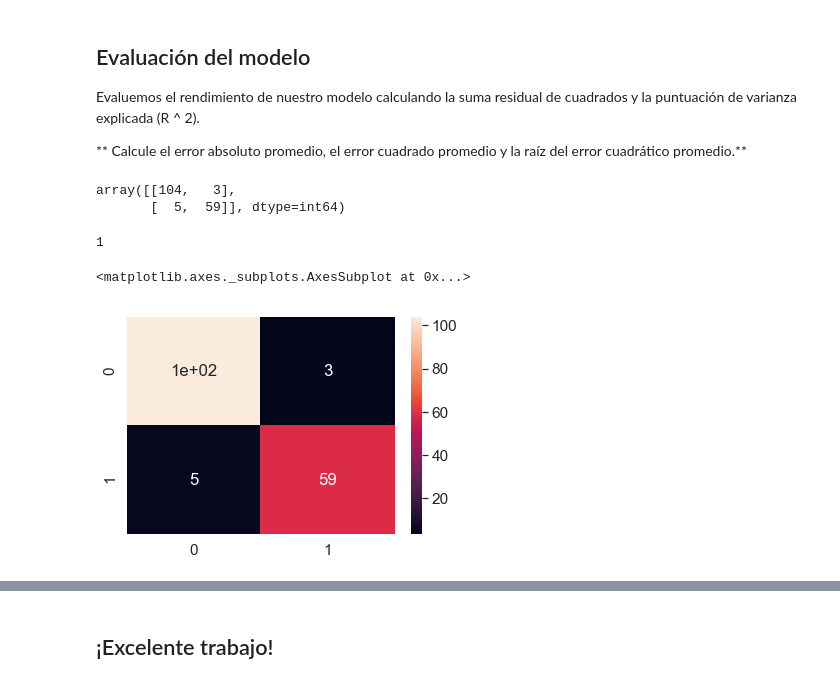
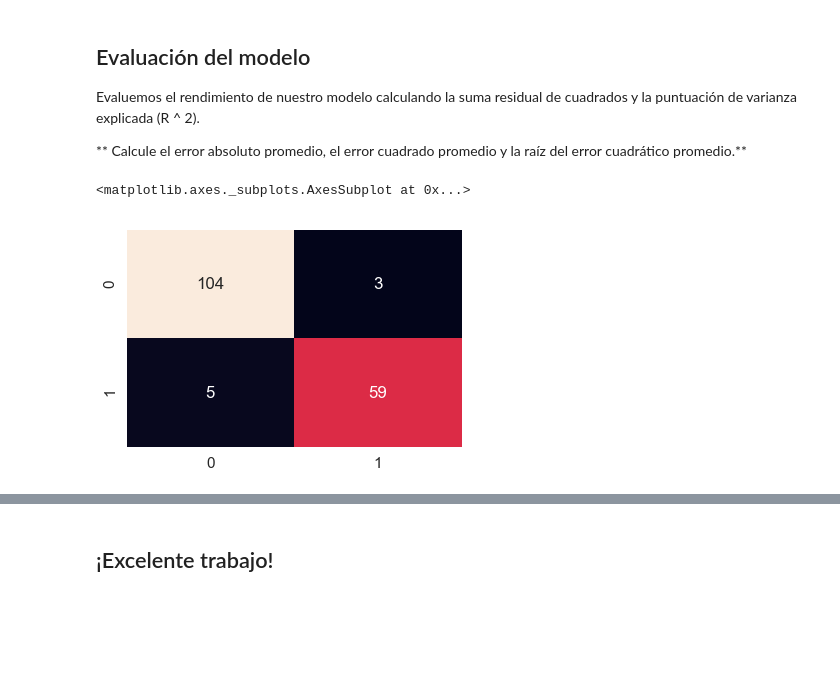
Before and after one commit to stevematos/ia_final, a Jupyter notebook: Regresion_Logistica.ipynb, the cells around one changed output, grey strips where cells are left out. Saved outputs shown, nothing was run; the diff lists cells and outputs as text; code cells hidden in the pictures; blank space fills up the shorter version.

Commit message:
Arreglo de la matriz de confusion

```diff
--- a/Regresion_Logistica.ipynb
+++ b/Regresion_Logistica.ipynb
@@ -257,24 +257,13 @@ Evaluemos el rendimiento de nuestro modelo calculando la suma residual de cuadra
 ** Calcule el error absoluto promedio, el error cuadrado promedio y la raíz del error cuadrático promedio.**
 # %%
 from sklearn.metrics import confusion_matrix
-# %%
-confusion_matrix(y_test,predictions)
-# %% [output]
-array([[104,   3],
-       [  5,  59]], dtype=int64)
-# %%
-arregloMC = confusion_matrix(y_test,predictions)
-# %% [output]
-1
 # %%
 arregloMC = confusion_matrix(y_test,predictions)
-df_cm = pd.DataFrame(arregloMC, range(2),
-                  range(2))
 sns.set(font_scale=1.4)
-sns.heatmap(df_cm, annot=True, robust= True, vmax= 104)
+sns.heatmap(arregloMC, annot=True, fmt='g', cbar=False)
 # %% [output]
 <matplotlib.axes._subplots.AxesSubplot at 0x...>
-[figure, old version]
+[figure, new version]
 # %%
 from sklearn.metrics import classification_report
 # %%
```
Also changed, not shown: parts of 1 cell of this notebook.
